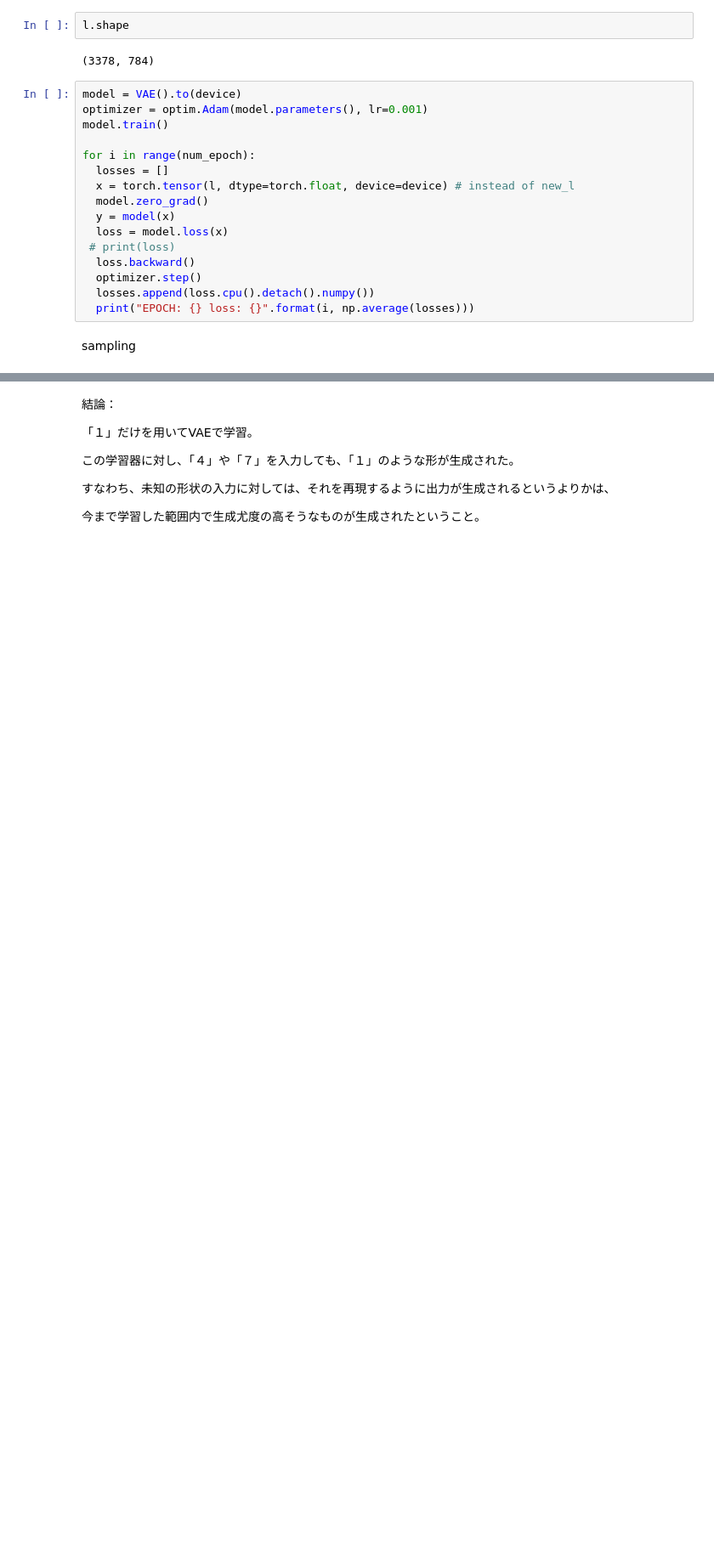
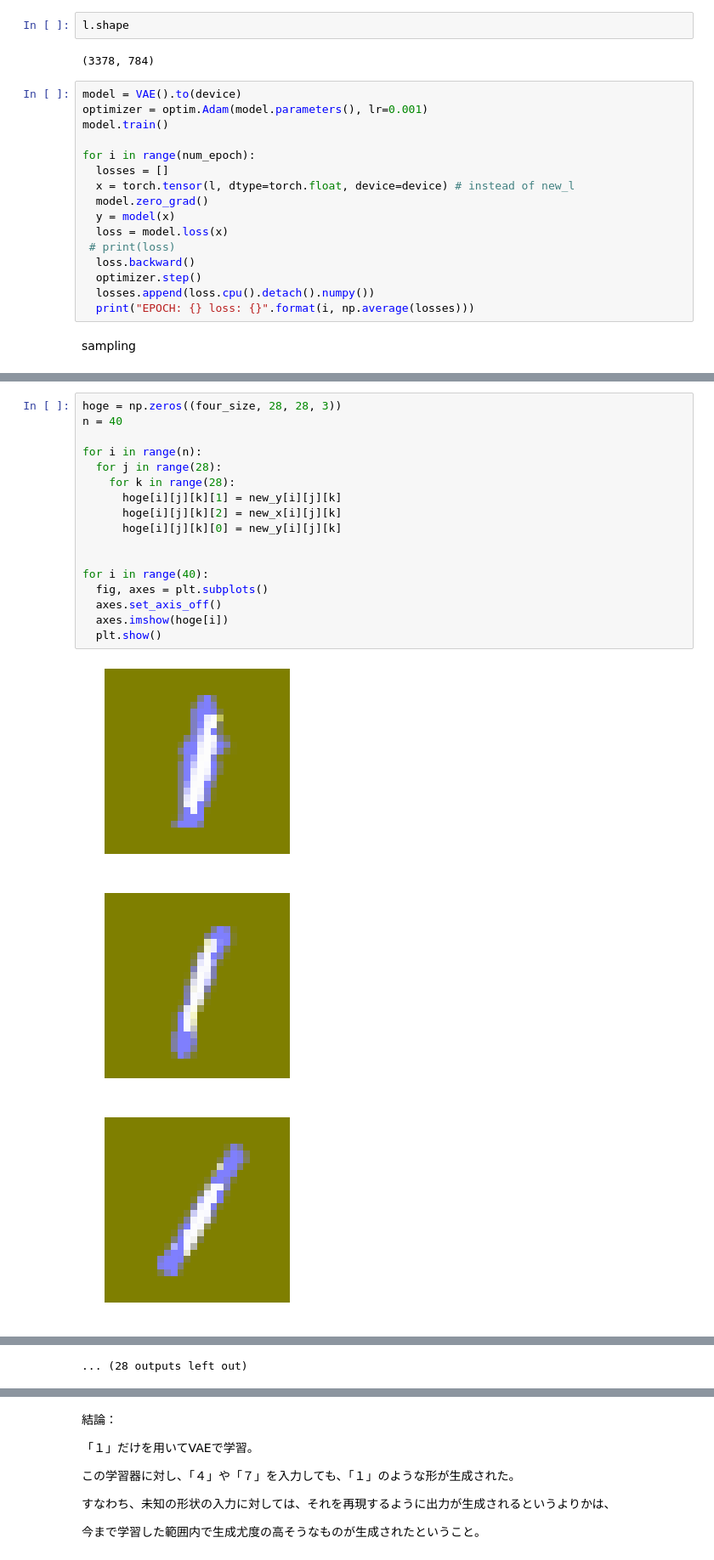
Before and after one commit to taiyo3/BookShelf, a Jupyter notebook: VAE_mnist.ipynb, the cells around one changed output, grey strips where cells are left out. Shown at 85% size. Drawn from its saved outputs; the diff is of its cells as text; blank space fills up the shorter version.

```diff
--- a/VAE_mnist.ipynb
+++ b/VAE_mnist.ipynb
@@ -194,0 +184,21 @@ for i in range(10):
+# %%
+hoge = np.zeros((four_size, 28, 28, 3))
+n = 40
+
+for i in range(n):
+  for j in range(28):
+    for k in range(28):
+      hoge[i][j][k][1] = new_y[i][j][k]
+      hoge[i][j][k][2] = new_x[i][j][k]
+      hoge[i][j][k][0] = new_y[i][j][k]
+
+
+for i in range(40):
+  fig, axes = plt.subplots()
+  axes.set_axis_off()
+  axes.imshow(hoge[i])
+  plt.show()
+# %% [output]
+[figure, added]
+[figure, added]
+[figure, added]
@@ -195,3 +214,4 @@ for i in range(10):
+... (28 outputs left out)
 # %%
 #experiments
 four = torch.tensor(label_four_data, dtype=torch.float, device=device) # instead of new_l
```
Also changed, not shown: parts of 7 cells of this notebook.
